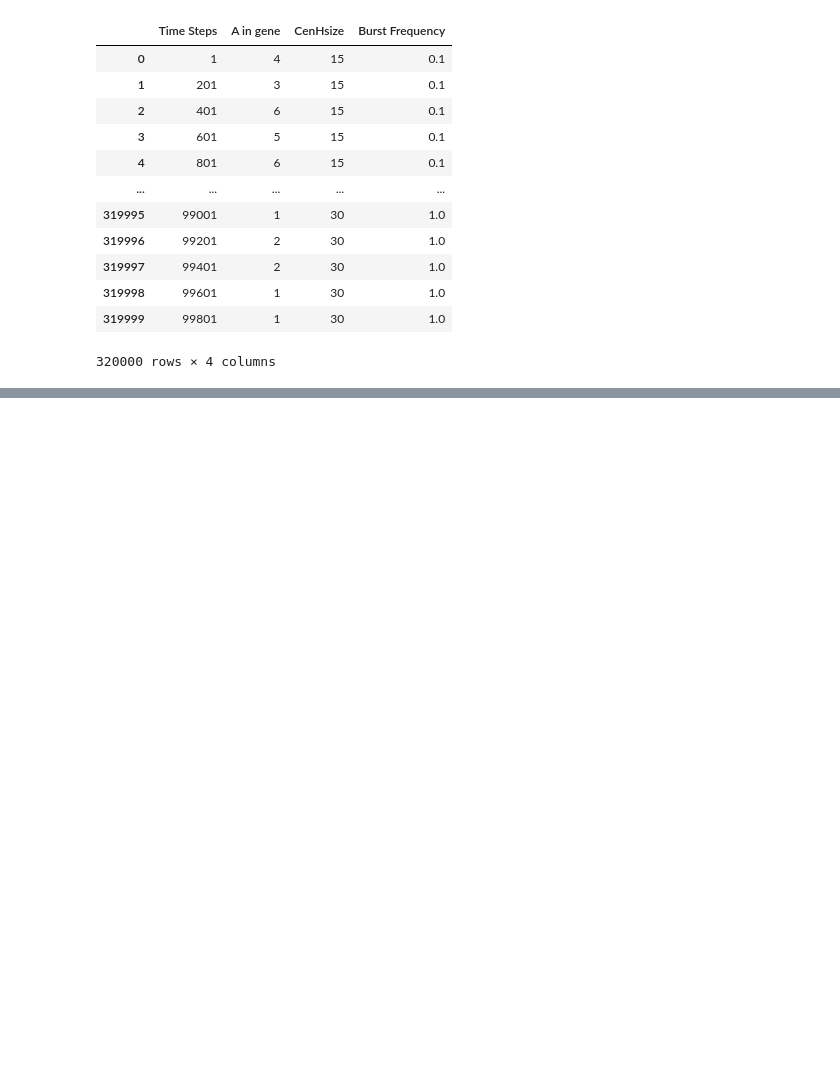
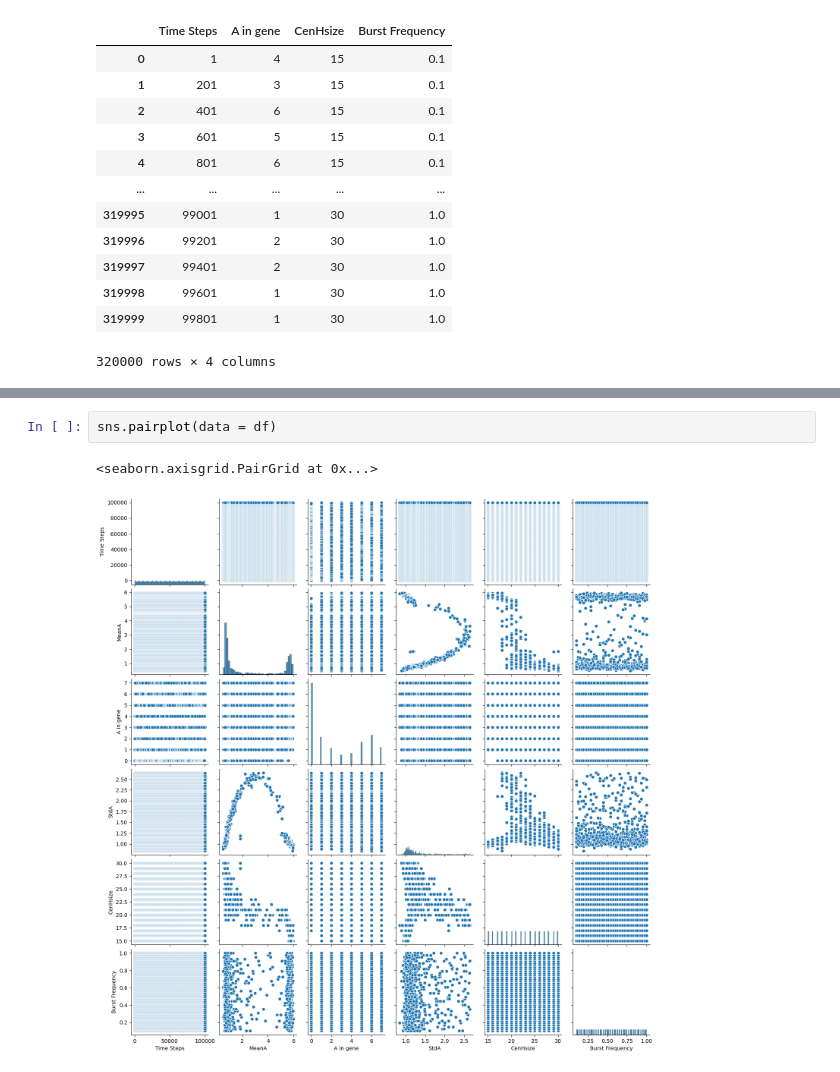
Before and after one commit to Adrien-Berard/InternshipKU, a Jupyter notebook: ModellingChromatine/read_scan_cenH.ipynb, the cells around one changed output, grey strips where cells are left out. Drawn from its saved outputs; the diff is of its cells as text; blank space fills up the shorter version.

```diff
--- a/ModellingChromatine/read_scan_cenH.ipynb
+++ b/ModellingChromatine/read_scan_cenH.ipynb
@@ -74,0 +64,5 @@ plt.show()
+# %%
+sns.pairplot(data = df)
+# %% [output]
+<seaborn.axisgrid.PairGrid at 0x...>
+[figure, added]
```
Also changed, not shown: parts of 12 cells of this notebook, 2 other files.
